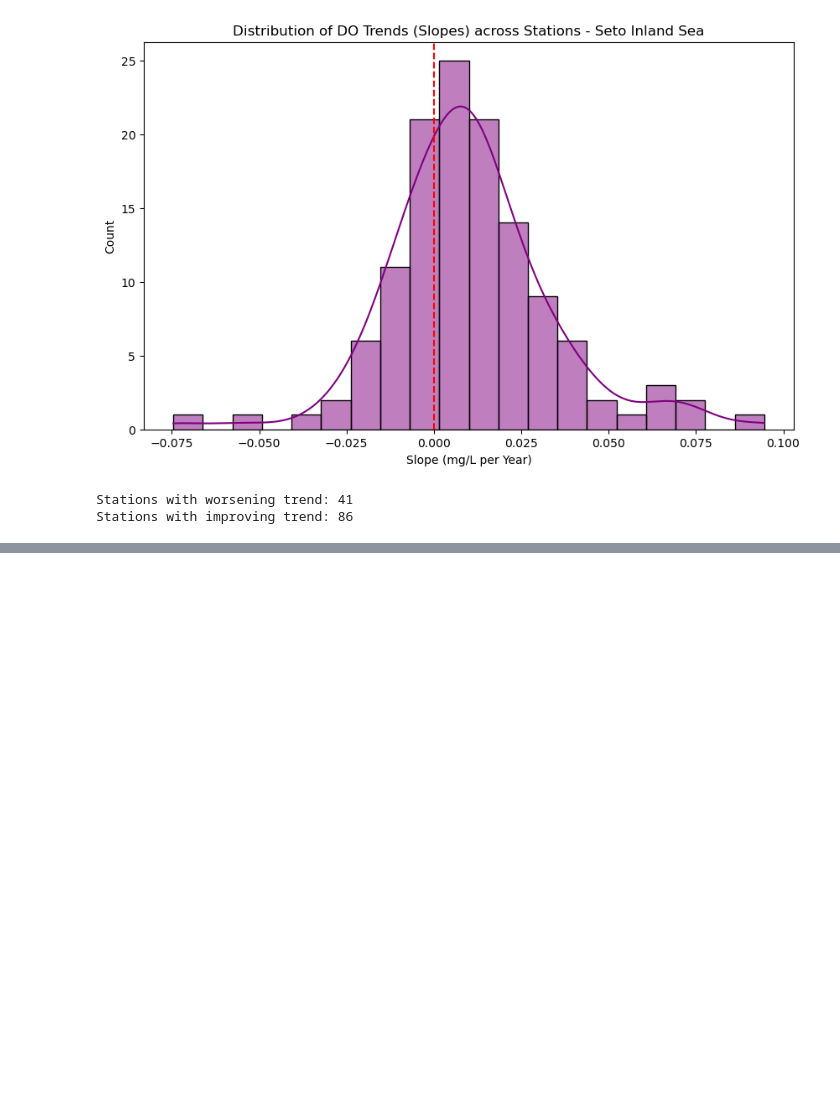
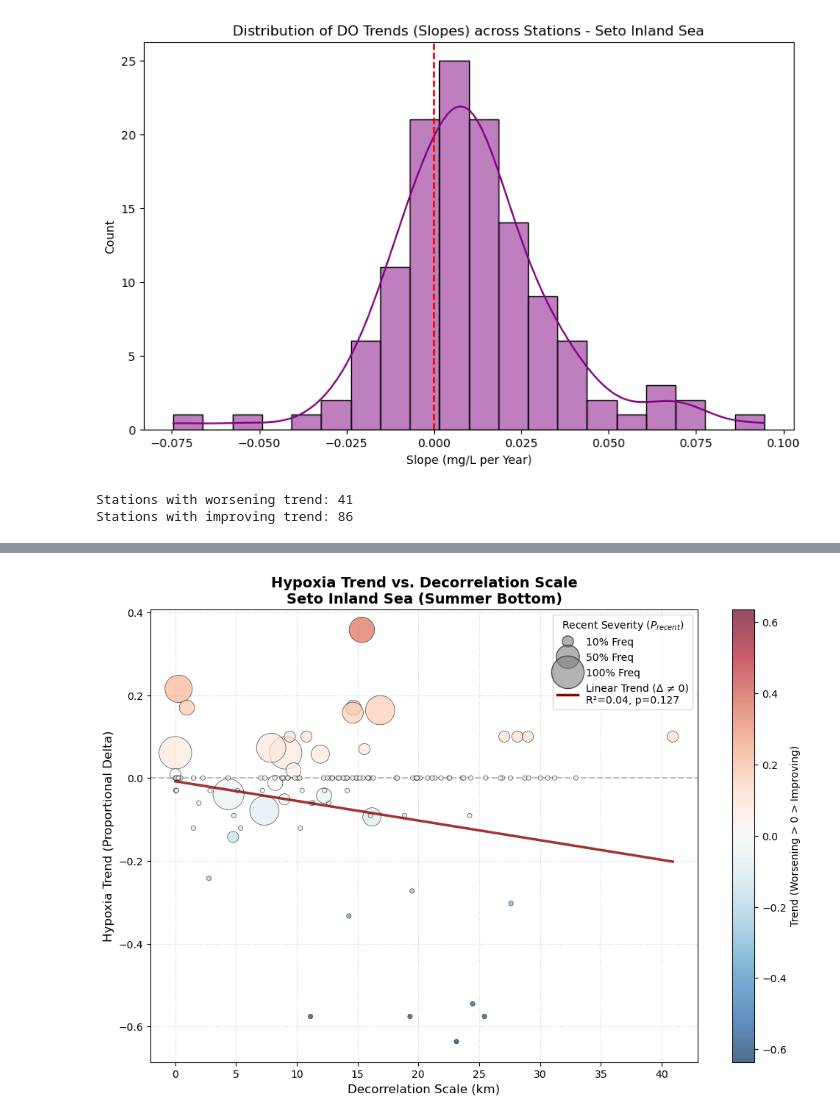
Before and after one commit to reyhanstig/SIS_Analysis_WSL, a Jupyter notebook: notebooks/42_hypoxia_tendecy_per_station.ipynb, the cells around one changed output, grey strips where cells are left out. Saved outputs shown, nothing was run; the diff lists cells and outputs as text; code cells hidden in the pictures; blank space fills up the shorter version.

```diff
--- a/notebooks/42_hypoxia_tendecy_per_station.ipynb
+++ b/notebooks/42_hypoxia_tendecy_per_station.ipynb
@@ -425,3 +425,96 @@ print(f"Stations with improving trend: {len(improving)}")
 [figure]
 Stations with worsening trend: 41
 Stations with improving trend: 86
+# %%
+# --- Option 1: Statistical Relationship between Trend and Decorrelation Scale ---
+
+# 1. Load Decorrelation Scale Data
+subset_dir = ProjectPaths.get_subset_dir('Summer', 'bottom')
+decorr_file = subset_dir / "stations_decorrelation_scale.csv"
+
+if not decorr_file.exists():
+    print(f"Warning: {decorr_file} not found. Please ensure the decorrelation pipeline has run.")
+else:
+    df_decorr = pd.read_csv(decorr_file, dtype={'Station_ID': str})
+    df_decorr['Station_ID'] = df_decorr['Station_ID'].str.zfill(8)
+
+    # 2. Merge with existing map_df (which contains delta and p_recent)
+    stats_df = map_df.merge(
+        df_decorr[['Station_ID', 'Decorrelation_Scale_km']],
+        left_index=True,
+        right_on='Station_ID',
+        how='inner'
+    )
+
+    # 3. Visualization
+    plt.figure(figsize=(12, 8))
+
+    # Color limits centered at 0
+    vmax = max(abs(stats_df['delta'].min()), abs(stats_df['delta'].max()), 0.1)
+
+    # Filter for stations with non-zero delta for trend calculation
+    trend_df = stats_df[stats_df['delta'] != 0].dropna(subset=['Decorrelation_Scale_km', 'delta'])
+
+    sc = plt.scatter(
+        stats_df['Decorrelation_Scale_km'],
+        stats_df['delta'],
+        c=stats_df['delta'],
+        s=stats_df['p_recent'] * 1000 + 20,
+        cmap='RdBu_r',
+        vmin=-vmax, vmax=vmax,
+        edgecolors='black',
+        linewidths=0.5,
+        alpha=0.7,
+        zorder=2
+    )
+
+    # Add Trend Line for non-zero delta stations
+    if len(trend_df) > 1:
+        from scipy import stats as sp_stats
+        slope, intercept, r_value, p_value, std_err = sp_stats.linregress(trend_df['Decorrelation_Scale_km'], trend_df['delta'])
+        x_line = np.linspace(stats_df['Decorrelation_Scale_km'].min(), stats_df['Decorrelation_Scale_km'].max(), 100)
+        y_line = slope * x_line + intercept
+        plt.plot(x_line, y_line, color='darkred', alpha=0.8, lw=2.5, zorder=3,
+                 label=f'Trend (Δ ≠ 0)\nR²={r_value**2:.2f}, p={p_value:.3f}')
+
+    # Add reference line at Delta = 0
+    plt.axhline(0, color='gray', linestyle='--', alpha=0.5, zorder=1)
+
+    # Labels and Title
+    plt.xlabel('Decorrelation Scale (km)', fontsize=12)
+    plt.ylabel('Hypoxia Trend (Proportional Delta)', fontsize=12)
+    plt.title(f'Hypoxia Trend vs. Decorrelation Scale\n{TARGET_REGION} (Summer Bottom)', fontsize=14, fontweight='bold')
+
+    # Legends
+    cbar = plt.colorbar(sc)
+    cbar.set_label('Trend (Worsening > 0 > Improving)', fontsize=10)
+
+    # Size Legend + Trend Legend
+    sizes = [0.1, 0.5, 1.0]
+    labels = ['10% Freq', '50% Freq', '100% Freq']
+    legend_elements = [Line2D([0], [0], marker='o', color='w', label=l,
+                              markerfacecolor='gray', markersize=np.sqrt(s * 1000 + 20),
+                              markeredgecolor='k', alpha=0.6)
+                       for s, l in zip(sizes, labels)]
+
+    if len(trend_df) > 1:
+        legend_elements.append(Line2D([0], [0], color='darkred', lw=2.5,
+                                     label=f'Linear Trend (Δ ≠ 0)\nR²={r_value**2:.2f}, p={p_value:.3f}'))
+
+    plt.legend(handles=legend_elements, loc='upper right', title='Recent Severity ($P_{recent}$)')
+
+    plt.grid(True, linestyle=':', alpha=0.6)
+
+    # Save result
+    stats_output = ProjectPaths.FIGURES_DIR / f'hypoxia_trend_vs_decorr_filtered_{TARGET_REGION.replace(" ", "_")}.png'
+    plt.savefig(stats_output, dpi=300, bbox_inches='tight')
+    print(f"Statistical plot saved to: {stats_output}")
+
+    plt.show()
+
+    # Quick Correlation Printout
+    full_corr = stats_df['Decorrelation_Scale_km'].corr(stats_df['delta'])
+    filtered_corr = trend_df['Decorrelation_Scale_km'].corr(trend_df['delta'])
+    print(f"Full Correlation: {full_corr:.3f}")
+    print(f"Filtered Correlation (Δ ≠ 0): {filtered_corr:.3f}")
+# %% [output]
@@ -427,0 +522 @@ Stations with improving trend: 86
+[figure, added]
```
Also changed, not shown: parts of 1 cell of this notebook.
